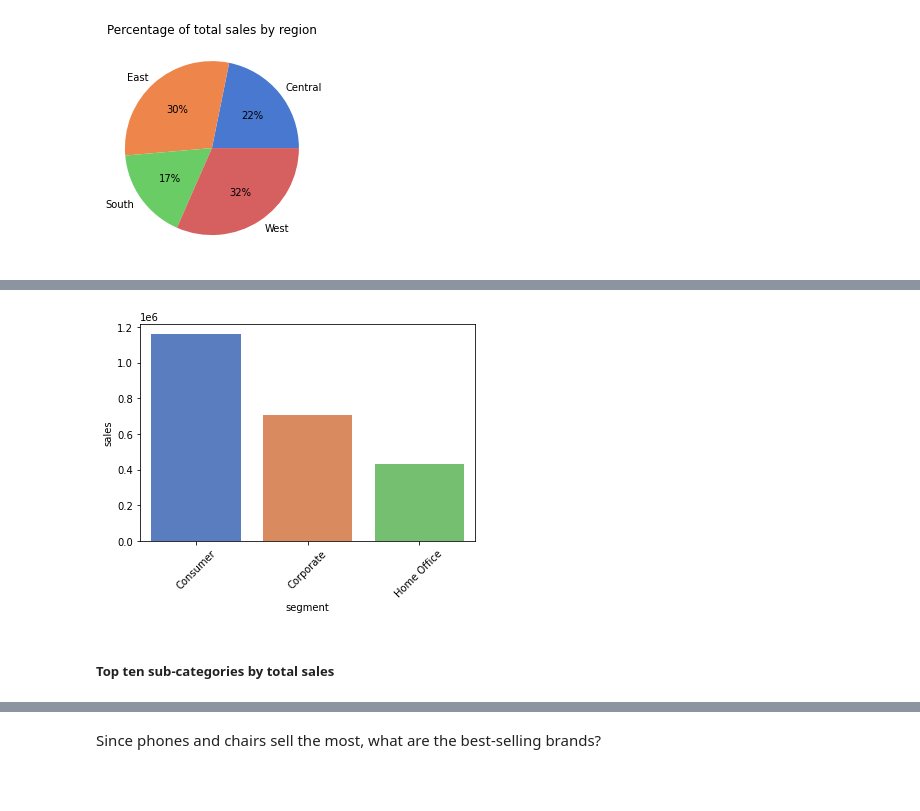
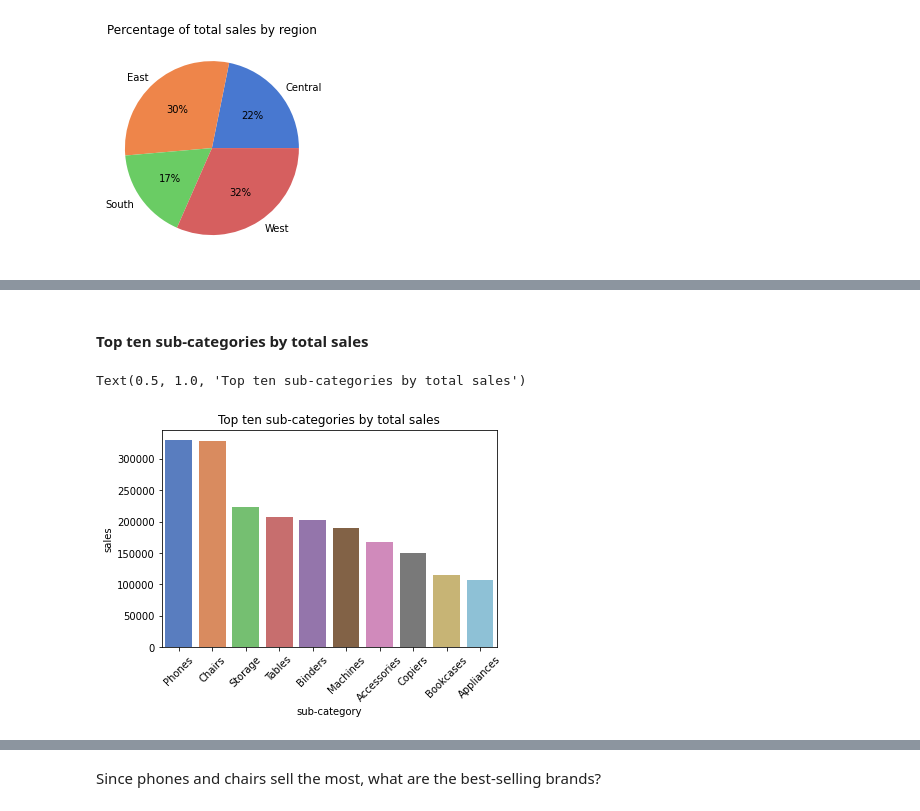
Before and after one commit to artemedius/repo, a Jupyter notebook: superstore.ipynb, the cells around one changed output, grey strips where cells are left out. Cells and saved outputs as stored; diff of their text form; code cells hidden in the pictures; blank space fills up the shorter version.

```diff
--- a/superstore.ipynb
+++ b/superstore.ipynb
@@ -35,10 +46,12 @@ Text(0.5, 1.0, 'Percentage of total sales by region')
+# %% [markdown]
+#### Top ten sub-categories by total sales
 # %%
-#sales by customer segment
-sbs = pd.DataFrame(df.groupby(['segment'])['sales'].sum()).reset_index()
-sbshort = sbs.sort_values(by='sales', ascending=False)
-ax = sns.barplot(x='segment', y='sales', data=sbshort, palette=palette)
+#sales by sub-category
+sbs = pd.DataFrame(df.groupby(['sub-category'])['sales'].sum()).reset_index()
+sbshort = sbs.sort_values(by='sales', ascending=False)[0:10]
+ax = sns.barplot(x='sub-category', y='sales', data=sbshort, palette=palette)
 ax = ax.tick_params(axis='x', rotation=45)
+plt.title('Top ten sub-categories by total sales')
 # %% [output]
+Text(0.5, 1.0, 'Top ten sub-categories by total sales')
-[figure, old version]
+[figure, new version]
-# %% [markdown]
-##### Top ten sub-categories by total sales
```
Also changed, not shown: parts of 9 cells of this notebook.
